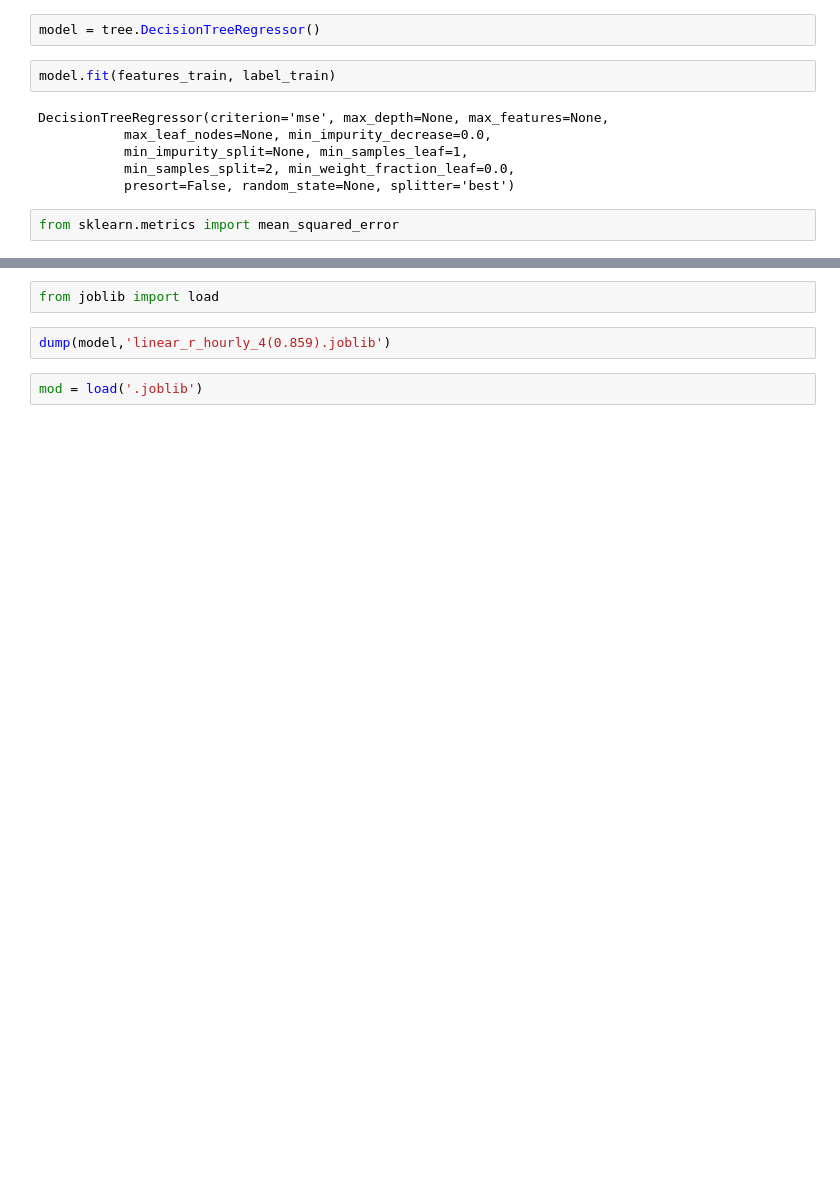
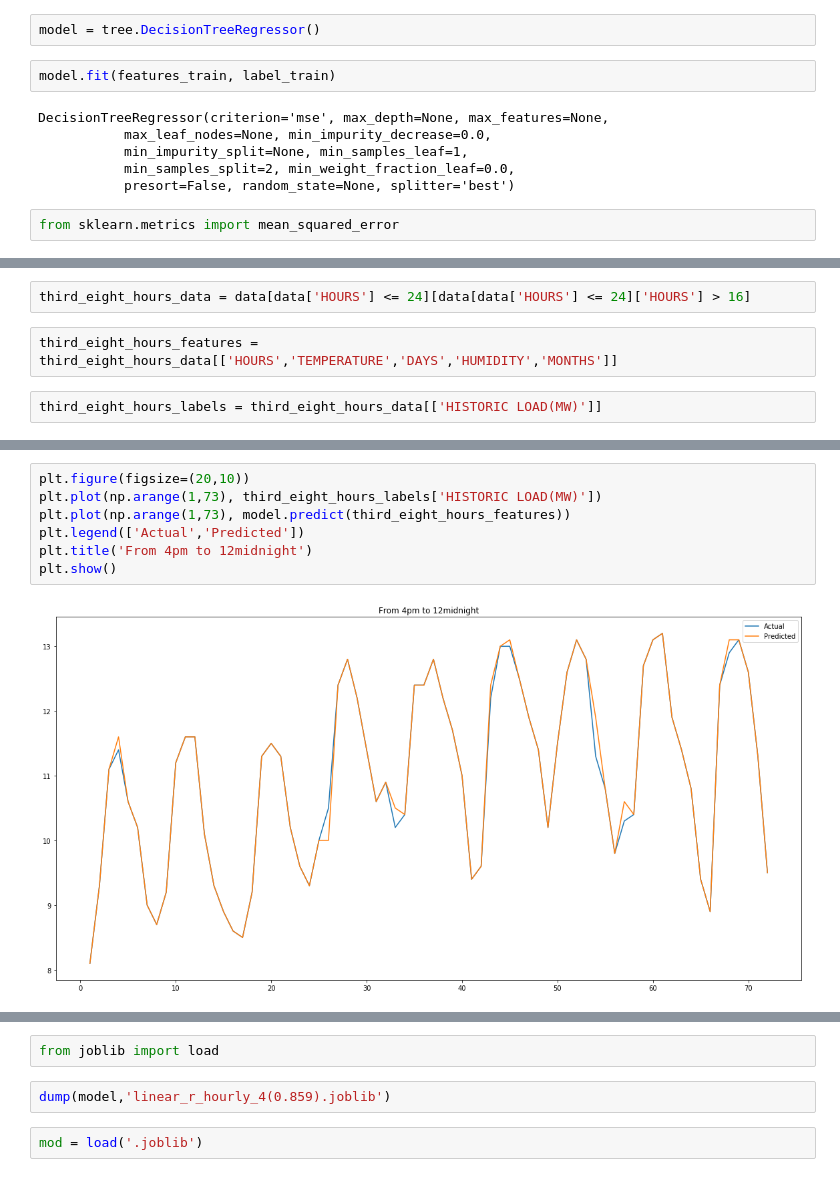
Before and after one commit to ghaffaru/electric-load-demand-forecast, a Jupyter notebook: hourly_train.ipynb, the cells around one changed output, grey strips where cells are left out. Cells and saved outputs as stored; diff of their text form; blank space fills up the shorter version.

```diff
--- a/hourly_train.ipynb
+++ b/hourly_train.ipynb
@@ -324,0 +363,6 @@ plt.show()
+# %%
+third_eight_hours_data = data[data['HOURS'] <= 24][data[data['HOURS'] <= 24]['HOURS'] > 16]
+# %%
+third_eight_hours_features = third_eight_hours_data[['HOURS','TEMPERATURE','DAYS','HUMIDITY','MONTHS']]
+# %%
+third_eight_hours_labels = third_eight_hours_data[['HISTORIC LOAD(MW)']]
@@ -324,0 +373,9 @@ plt.show()
+# %%
+plt.figure(figsize=(20,10))
+plt.plot(np.arange(1,73), third_eight_hours_labels['HISTORIC LOAD(MW)'])
+plt.plot(np.arange(1,73), model.predict(third_eight_hours_features))
+plt.legend(['Actual','Predicted'])
+plt.title('From 4pm to 12midnight')
+plt.show()
+# %% [output]
+[figure, added]
```
Also changed, not shown: parts of 20 cells of this notebook, 24 other files.
